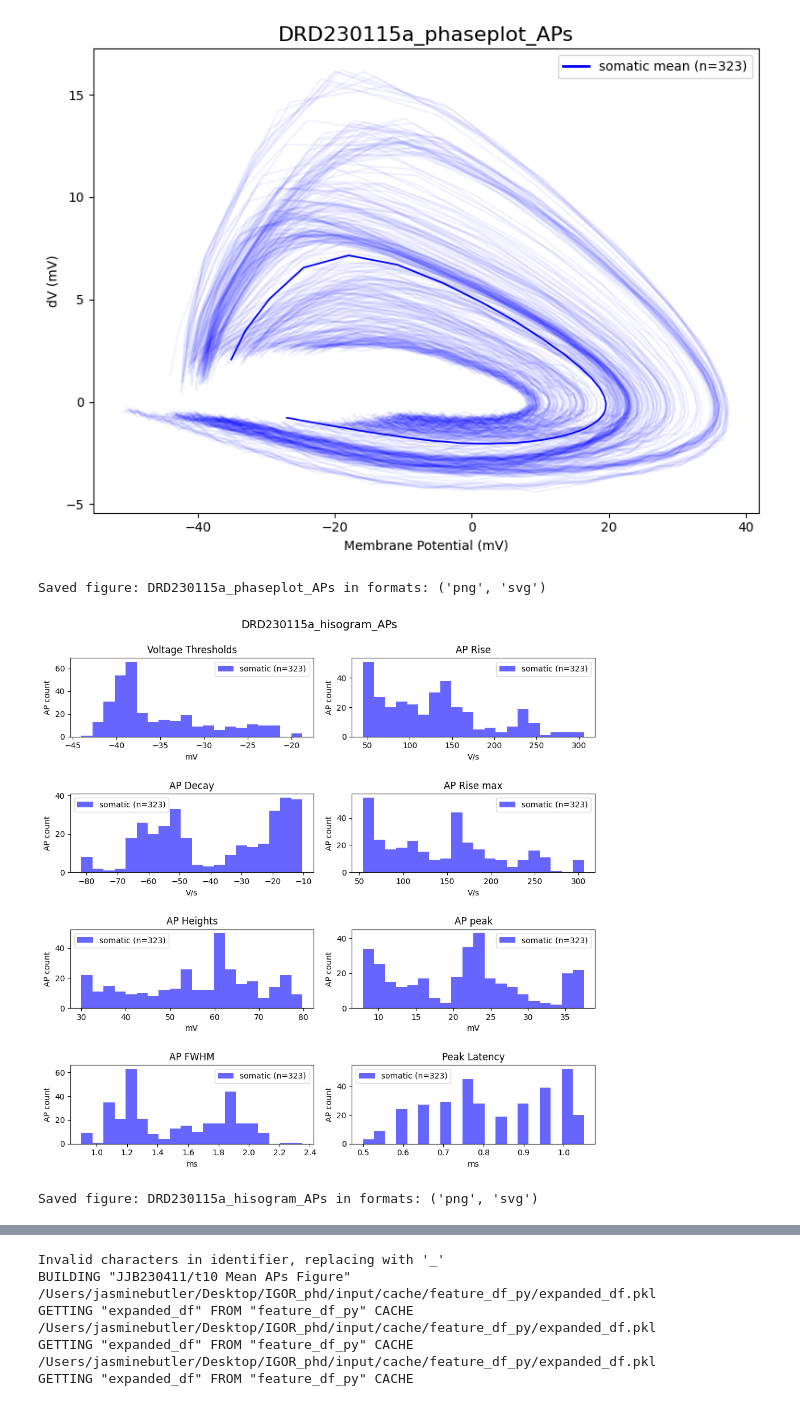
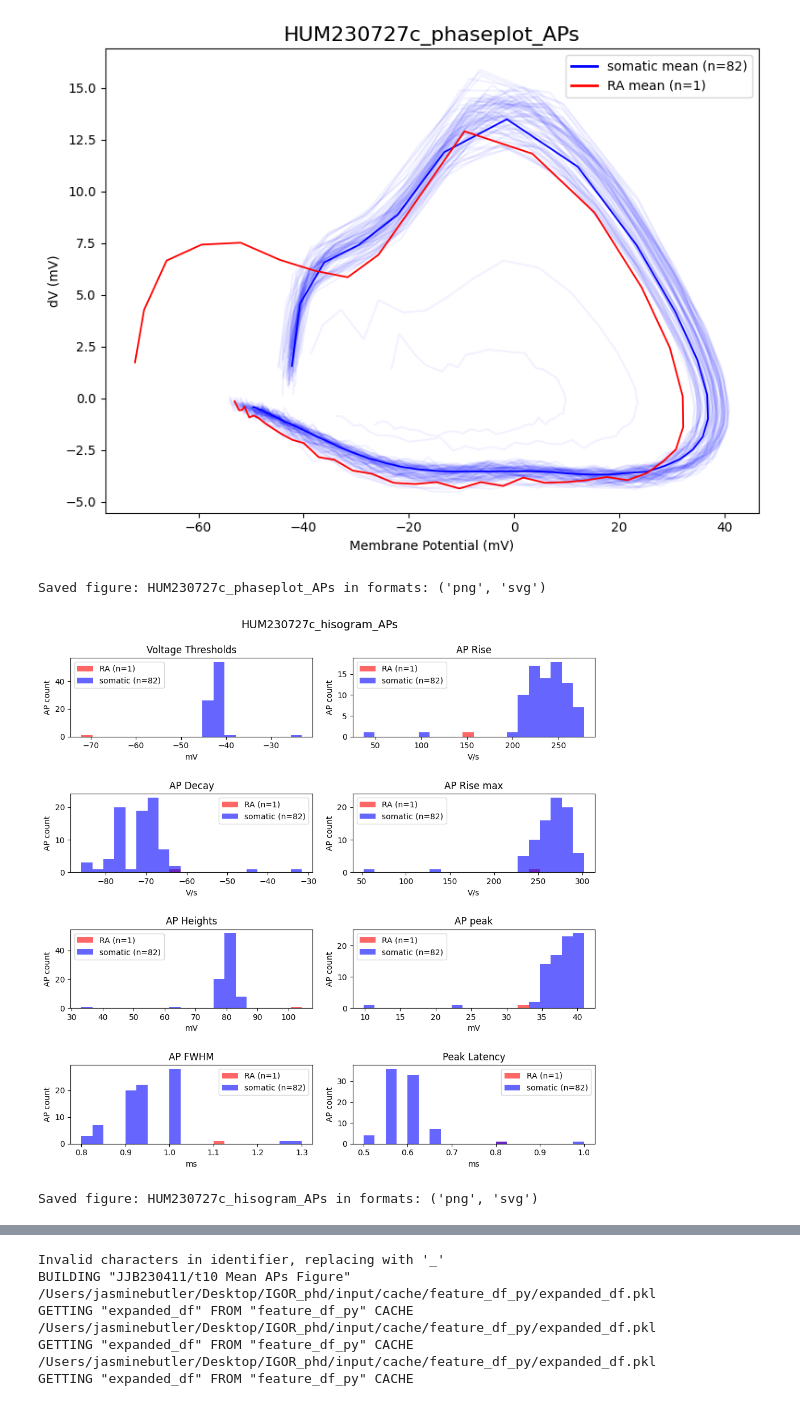
Before and after one commit to jjb-hub/IGOR_phd, a Jupyter notebook: RUN.ipynb, the cells around one changed output, grey strips where cells are left out. Cells and saved outputs as stored; diff of their text form; code cells hidden in the pictures.

```diff
--- a/RUN.ipynb
+++ b/RUN.ipynb
@@ -159,7 +183,7 @@ project="PSYCH_Ephys"
 
 RA_AP_analysis(project=project,
             data_types = ['APP', 'FP'], #pAD_hunter TODO
-            cell_id= 'DRD230115a',
+            cell_id= 'HUM230727c',
             pooled = True
             )
 # %% [output]
@@ -173,4 +194,4 @@ Saved figure: DRD230115a_mean_APs in formats: ('png', 'svg')
-[figure, old version]
+[figure, new version]
-Saved figure: DRD230115a_phaseplot_APs in formats: ('png', 'svg')
+Saved figure: HUM230727c_phaseplot_APs in formats: ('png', 'svg')
-[figure, old version]
+[figure, new version]
-Saved figure: DRD230115a_hisogram_APs in formats: ('png', 'svg')
+Saved figure: HUM230727c_hisogram_APs in formats: ('png', 'svg')
```
Also changed, not shown: parts of 9 cells of this notebook, 3 other files.
